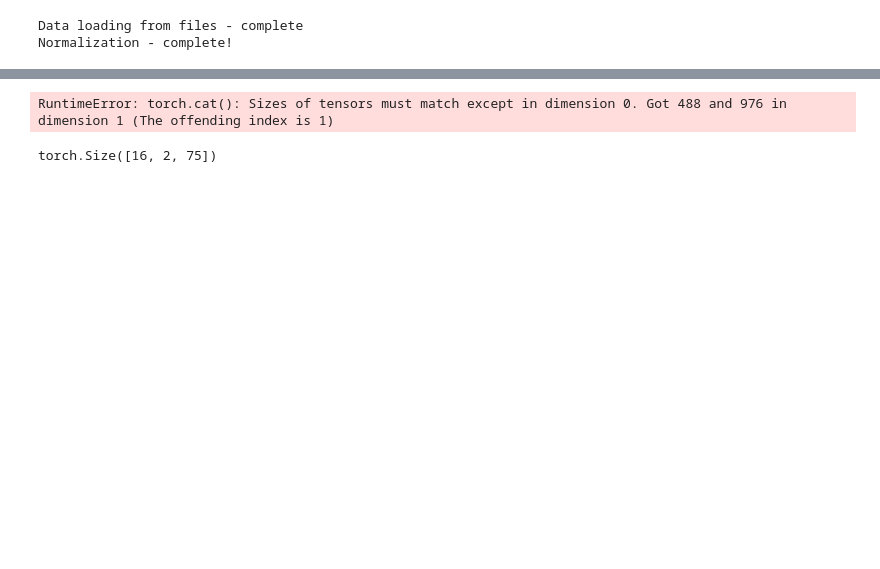
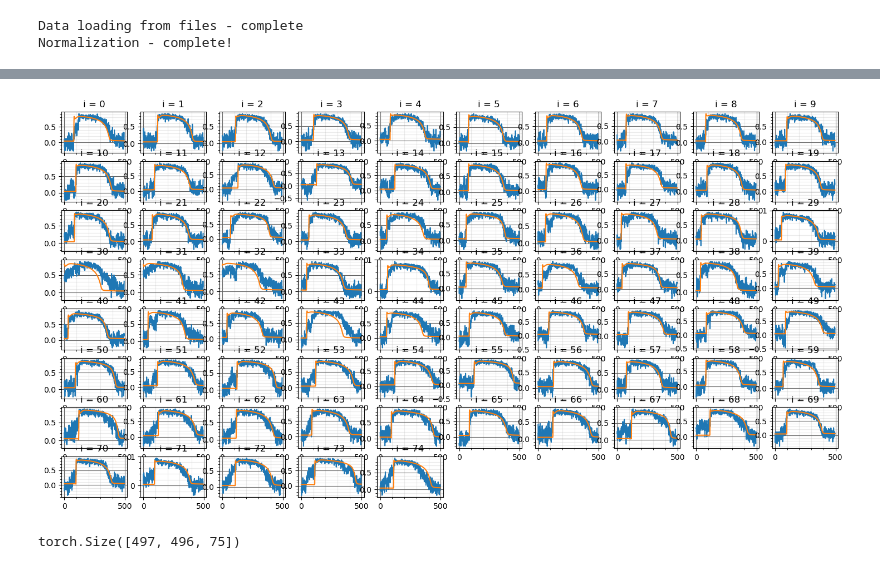
Before and after one commit to aranganath/cardiac-ai, a Jupyter notebook: Transformer.ipynb, the cells around one changed output, grey strips where cells are left out. Saved outputs shown, nothing was run; the diff lists cells and outputs as text; code cells hidden in the pictures; blank space fills up the shorter version.

```diff
--- a/Transformer.ipynb
+++ b/Transformer.ipynb
@@ -29,14 +35,14 @@ Normalization - complete!
 ## Model parameters
 dim_val = 512
 n_heads = 2
-n_decoder_layers = 4
-n_encoder_layers = 4
+n_decoder_layers = 2
+n_encoder_layers = 2
 input_size = 12
 dec_seq_len = 10
-enc_seq_len = 10
+enc_seq_len = 2
 output_sequence_length = 2
 max_seq_len = enc_seq_len
-train_batch_size = 16
+train_batch_size = 32
 test_batch_size = 10
 batch_first= False
 output_size = 75
@@ -98,7 +104,7 @@ criterion = torch.nn.MSELoss()
 # Define the optimizer
 optimizer = torch.optim.Adam(model.parameters(), lr = 1e-4)
 # %%
-EPOCHS = 1
+EPOCHS = 20
 for epoch in tqdm(range(EPOCHS), desc = 'Training ', unit='epochs'):
     batch = 0
     for src, trg, trg_y in tqdm(TrainData, unit = 'batches'):
@@ -121,8 +127,8 @@ for epoch in tqdm(range(EPOCHS), desc = 'Training ', unit='epochs'):
                 dim1=output_sequence_length,
                 dim2=output_sequence_length
             )
-            srciSeq = srciSeq.permute(1, 0, 2)
-            trgiSeq = trgiSeq.permute(1, 0, 2)
+            srciSeq = srciSeq.permute(1, 0, 2).to(device)
+            trgiSeq = trgiSeq.permute(1, 0, 2).to(device)
             prediction = model(
                 src=srciSeq,
                 tgt=trgiSeq,
@@ -132,7 +138,7 @@ for epoch in tqdm(range(EPOCHS), desc = 'Training ', unit='epochs'):
 
             predList.append(prediction.permute(1,0,2))
 
-        loss = criterion(trg_y, torch.stack(predList, axis = 2))
+        loss = criterion(trg_y.to(device), torch.stack(predList, axis = 2).to(device))
         print("Epoch: {epoch}    sequence: {i}/{seqLen}    Loss: {loss}    batch: {batch}/{total_batches}".format(epoch=epoch+1, i=i+1, seqLen=seqLen, loss=loss.item(),batch=batch+1, total_batches=len(TrainData)))
         loss.backward()
         optimizer.step()
@@ -146,5 +161,4 @@ KeyboardInterrupt:
 # %%
-# EPOCHS = 1
 sequences = []
 flag = True
 sequences = None
@@ -172,27 +186,48 @@ with torch.no_grad():
             srciSeq = srciSeq.permute(1, 0, 2)
             trgiSeq = trgiSeq.permute(1, 0, 2)
             prediction = model(
-                src=srciSeq,
-                tgt=trgiSeq,
+                src=srciSeq.to(device),
+                tgt=trgiSeq.to(device),
                 src_mask=src_mask,
                 tgt_mask=tgt_mask
             )
             if flag:
                 output = prediction.permute(1,0,2)[:, -1, :].unsqueeze(1)
+                tru_output = trg_yiSeq[:,-1,:].unsqueeze(1)
                 flag = False
 
             else:
                 output = torch.cat((output, prediction.permute(1,0,2)[:, -1, :].unsqueeze(1)), axis = 1)
+                tru_output = torch.cat([tru_output, trg_yiSeq[:,-1,:].unsqueeze(1)], axis = 1)
 
 
         if sequences is None:
             sequences = output
+            tru_sequences = tru_output
         else:
             sequences = torch.cat([sequences, output], axis =0)
-        flag = False
+            tru_sequences = torch.cat([tru_sequences, tru_output], axis = 0)
+        flag = True
-# %% [output]
-RuntimeError: torch.cat(): Sizes of tensors must match except in dimension 0. Got 488 and 976 in dimension 1 (The offending index is 1)
-# %%
-print(prediction.permute(1, 0, 2).shape)
-# %% [output]
-torch.Size([16, 2, 75])
+# %%
+index = 0
+
+pyplot.figure(figsize=(18, 9))
+
+for count, i in enumerate(range(sequences.shape[2])):
+    pyplot.subplot(8, 10, count + 1)
+    pyplot.plot(sequences[index,:,i].cpu().numpy())
+    pyplot.plot(tru_sequences[index,:,i].cpu().numpy())
+    pyplot.title(f'i = {i}')
+    pyplot.grid(visible=True, which='major', color='#666666', linestyle='-')
+    pyplot.minorticks_on()
+    pyplot.grid(visible=True, which='minor', color='#999999', linestyle='-', alpha=0.2)
+
+# pyplot.plot(sequences[index,:,0].cpu().numpy())
+# pyplot.plot(tru_sequences[index, :, 4])
+pyplot.show()
+# %% [output]
+[figure, added]
+# %%
+print(sequences.shape)
+# %% [output]
+torch.Size([497, 496, 75])
```
Also changed, not shown: parts of 3 cells of this notebook.
